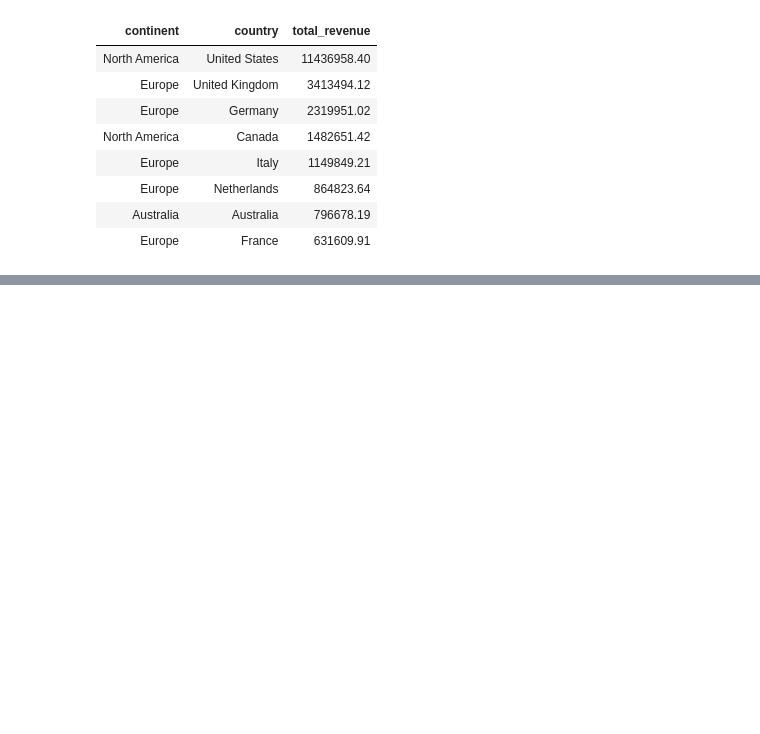
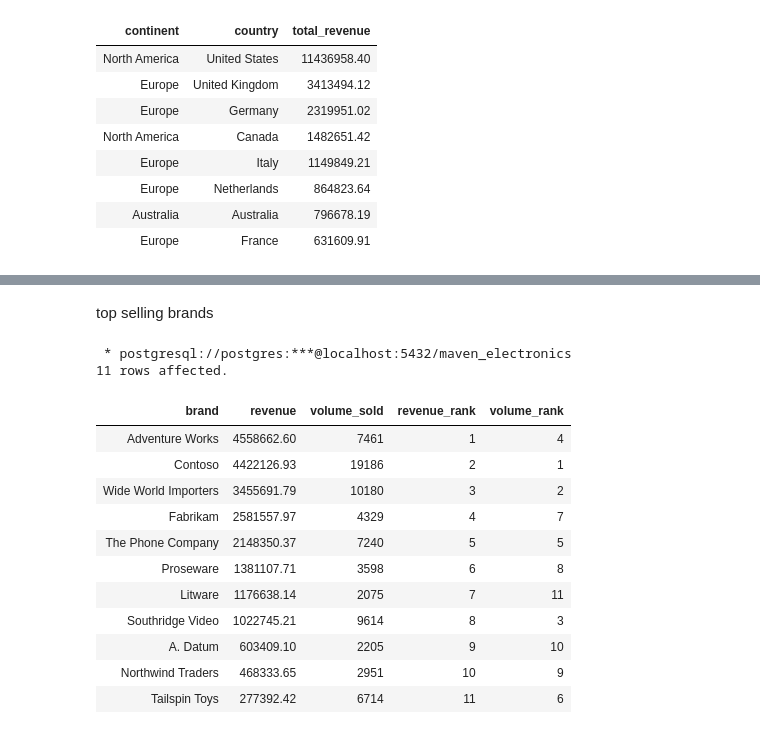
Before and after one commit to Ronald116/Data-Analysis-Projects, a Jupyter notebook: Maven_Global_Electronics_Retailer/global_electronics_retail_analysis.ipynb, the cells around one changed output, grey strips where cells are left out. Saved outputs shown, nothing was run; the diff lists cells and outputs as text; code cells hidden in the pictures; blank space fills up the shorter version.

```diff
--- a/Maven_Global_Electronics_Retailer/global_electronics_retail_analysis.ipynb
+++ b/Maven_Global_Electronics_Retailer/global_electronics_retail_analysis.ipynb
@@ -364,0 +466,46 @@ ORDER BY
+# %% [markdown]
+top selling brands
+# %%
+%%sql
+
+SELECT
+    p.brand AS brand,
+    ROUND(
+        SUM(
+            (s.quantity * p.unit_price_usd) / ex.exchange
+        ), 2
+    ) AS revenue,
+    SUM(s.quantity) AS volume_sold,
+    RANK() OVER (ORDER BY SUM(p.unit_price_usd * s.quantity) DESC) AS revenue_rank,
+    RANK() OVER (ORDER BY SUM(s.quantity) DESC) AS volume_rank
+FROM
+    products p
+JOIN
+    sales s
+ON
+    p.productkey = s.productkey
+JOIN
+    exchange_rates ex
+ON
+    ex.currency = s.currency_code AND
+    ex.date = s.order_date
+GROUP BY
+    1
+ORDER BY
+    2 DESC
+LIMIT 50;
+# %% [output]
+ * postgresql://postgres:***@localhost:5432/maven_electronics
+11 rows affected.
+| brand | revenue | volume_sold | revenue_rank | volume_rank |
+| Adventure Works | 4558662.60 | 7461 | 1 | 4 |
+| Contoso | 4422126.93 | 19186 | 2 | 1 |
+| Wide World Importers | 3455691.79 | 10180 | 3 | 2 |
+| Fabrikam | 2581557.97 | 4329 | 4 | 7 |
+| The Phone Company | 2148350.37 | 7240 | 5 | 5 |
+| Proseware | 1381107.71 | 3598 | 6 | 8 |
+| Litware | 1176638.14 | 2075 | 7 | 11 |
+| Southridge Video | 1022745.21 | 9614 | 8 | 3 |
+| A. Datum | 603409.10 | 2205 | 9 | 10 |
+| Northwind Traders | 468333.65 | 2951 | 10 | 9 |
+| Tailspin Toys | 277392.42 | 6714 | 11 | 6 |
```
Also changed, not shown: parts of 5 cells of this notebook.
